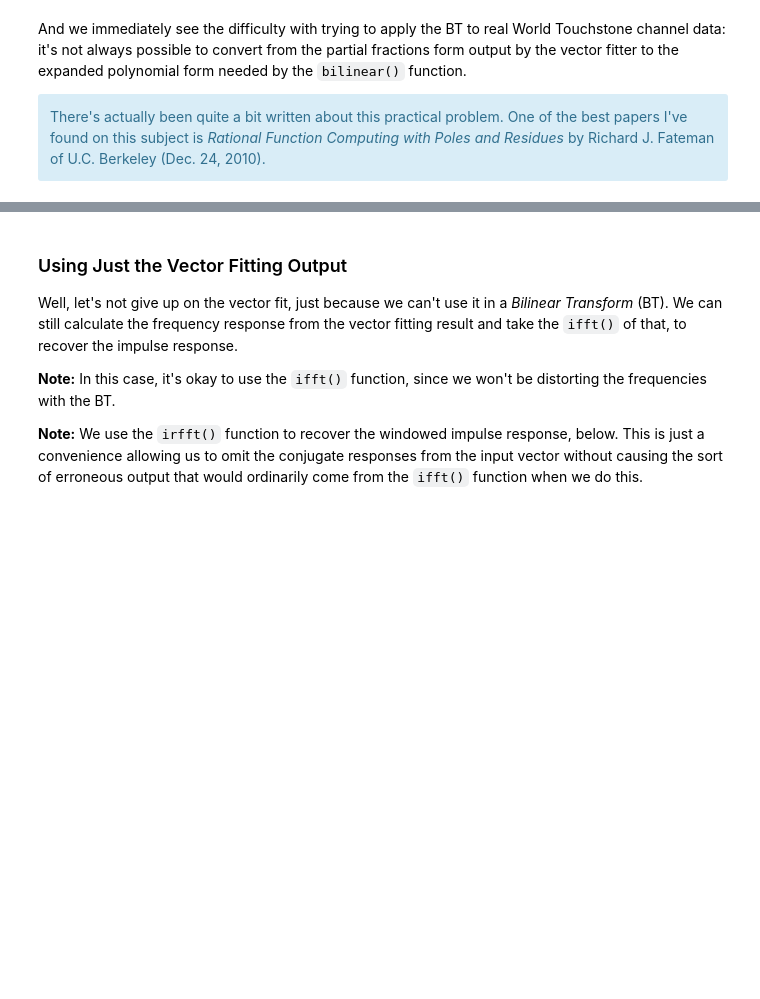
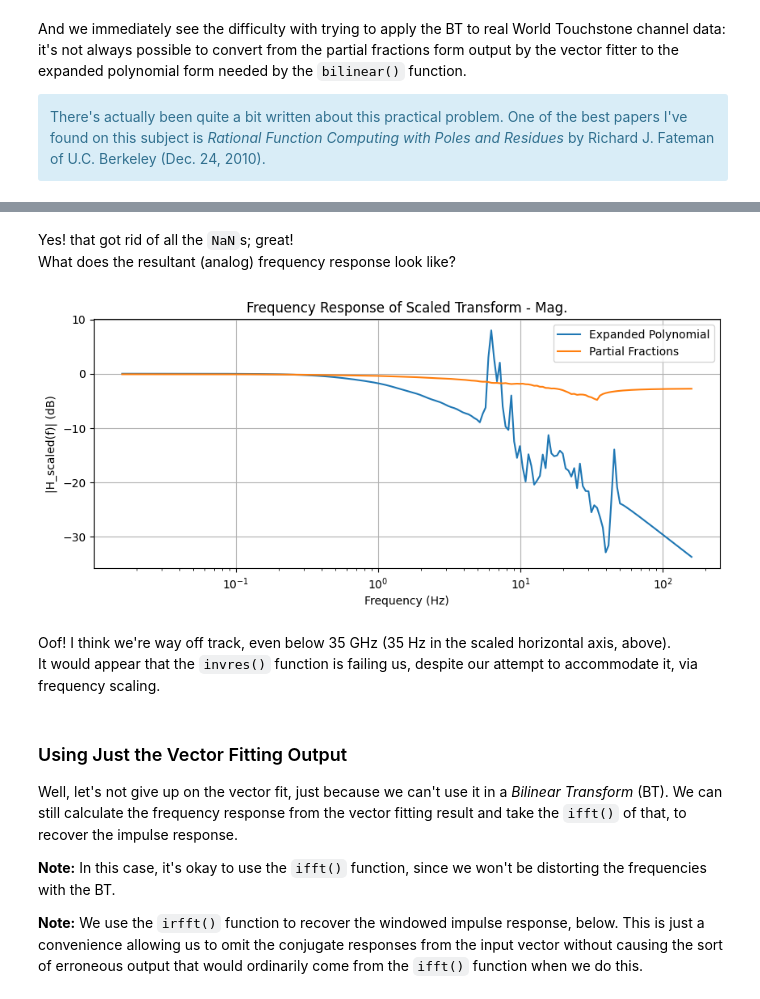
Before and after one commit to capn-freako/ImpulseResponseFromSparameters, a Jupyter notebook: ImpulseResponseFromSparams.ipynb, the cells around one changed output, grey strips where cells are left out. Drawn from its saved outputs; the diff is of its cells as text; code cells hidden in the pictures; blank space fills up the shorter version.

```diff
--- a/ImpulseResponseFromSparams.ipynb
+++ b/ImpulseResponseFromSparams.ipynb
@@ -1304,0 +1320,4 @@ And we immediately see the difficulty with trying to apply the BT to real World
+# %%
+ba_scaled, aa_scaled = invres(vf_scaled.residues[0], vf_scaled.poles, vf_scaled.proportional_coeff[0])
+print(f"ba_scaled: {ba_scaled}")
+print(f"aa_scaled: {aa_scaled}")
@@ -1305,3 +1342,26 @@ And we immediately see the difficulty with trying to apply the BT to real World
+# %% [markdown]
+Yes! that got rid of all the `NaN`s; great!
+What does the resultant (analog) frequency response look like?
+# %%
+from scipy.signal import freqs
+
+w_scaled, H_scaled = freqs(ba_scaled, aa_scaled)
+f_scaled = w_scaled / (2 * np.pi)
+H_scaled /= np.abs(H_scaled[0])  # Normalize for unity d.c. gain.
+plt.figure(figsize=(10,4))
+plt.semilogx(f_scaled, 20 * np.log10(np.abs(H_scaled)), label="Expanded Polynomial")
+plt.semilogx(f_scaled, 20 * np.log10(np.abs(vf_scaled.get_model_response(0, 0, f_scaled))), label="Partial Fractions")
+plt.title("Frequency Response of Scaled Transform - Mag.")
+plt.xlabel("Frequency (Hz)")
+plt.ylabel("|H_scaled(f)| (dB)")
+plt.grid()
+plt.legend()
+plt.show()
+# %% [output]
+[figure, added]
+# %% [markdown]
+Oof! I think we're way off track, even below 35 GHz (35 Hz in the scaled horizontal axis, above).
+It would appear that the `invres()` function is failing us, despite our attempt to accommodate it, via frequency scaling.
 # %% [markdown]
 ### Using Just the Vector Fitting Output
 
```
Also changed, not shown: parts of 9 cells of this notebook.
